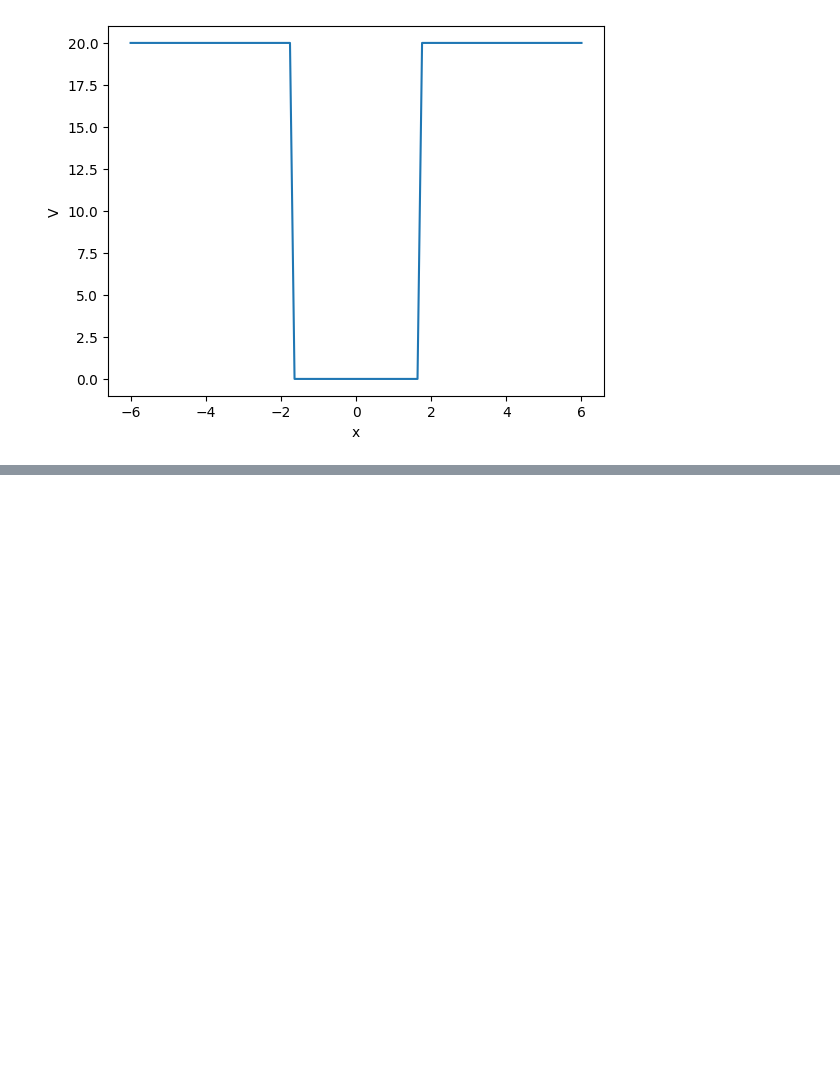
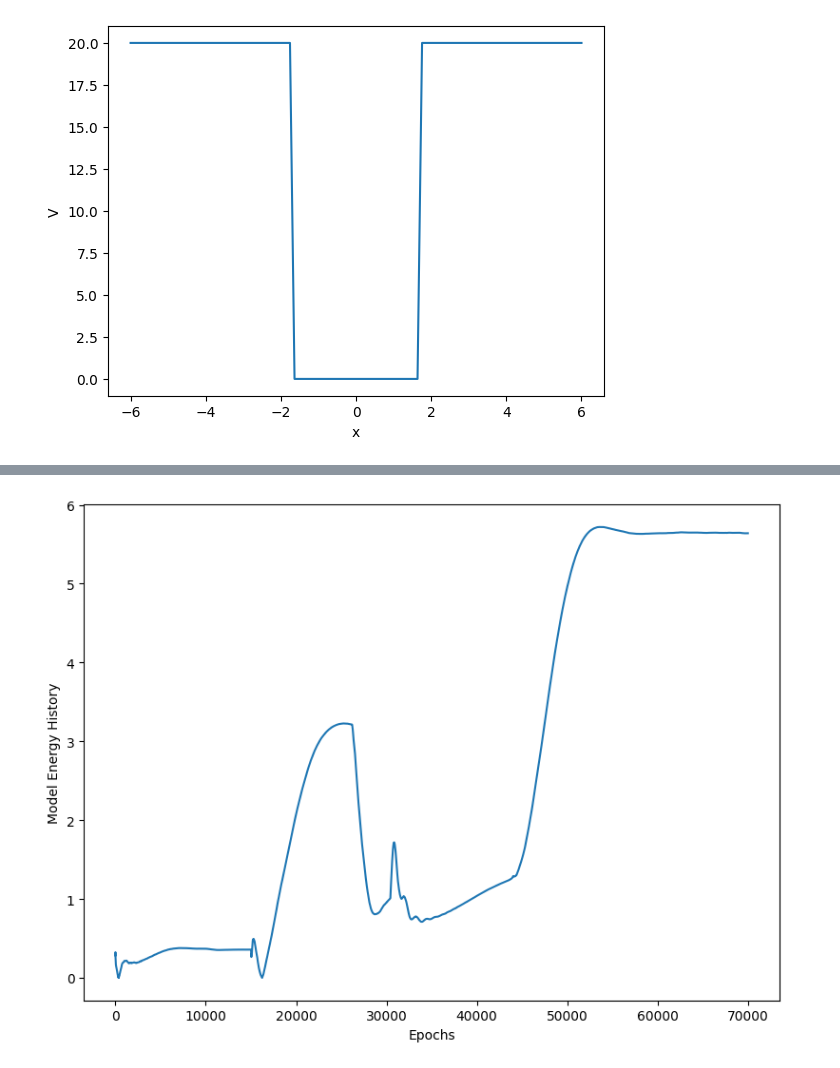
Before and after one commit to bornexmachina/eigen-pinns, a Jupyter notebook: quantum_pinns/single_finite_square_well.ipynb, the cells around one changed output, grey strips where cells are left out. Cells and saved outputs as stored; diff of their text form; code cells hidden in the pictures; blank space fills up the shorter version.

```diff
--- a/quantum_pinns/single_finite_square_well.ipynb
+++ b/quantum_pinns/single_finite_square_well.ipynb
@@ -404,0 +615,9 @@ loss_histories.keys()
+# %%
+energy_loss_cpu = [loss.cpu().detach().numpy() if torch.is_tensor(loss) else loss for loss in loss_hists1[8]]
+plt.figure(figsize = (8,6))
+plt.plot(energy_loss_cpu);
+plt.ylabel('Model Energy History');
+plt.xlabel('Epochs');
+plt.tight_layout()
+# %% [output]
+[figure, added]
```
Also changed, not shown: parts of 11 cells of this notebook, 1 other file.
